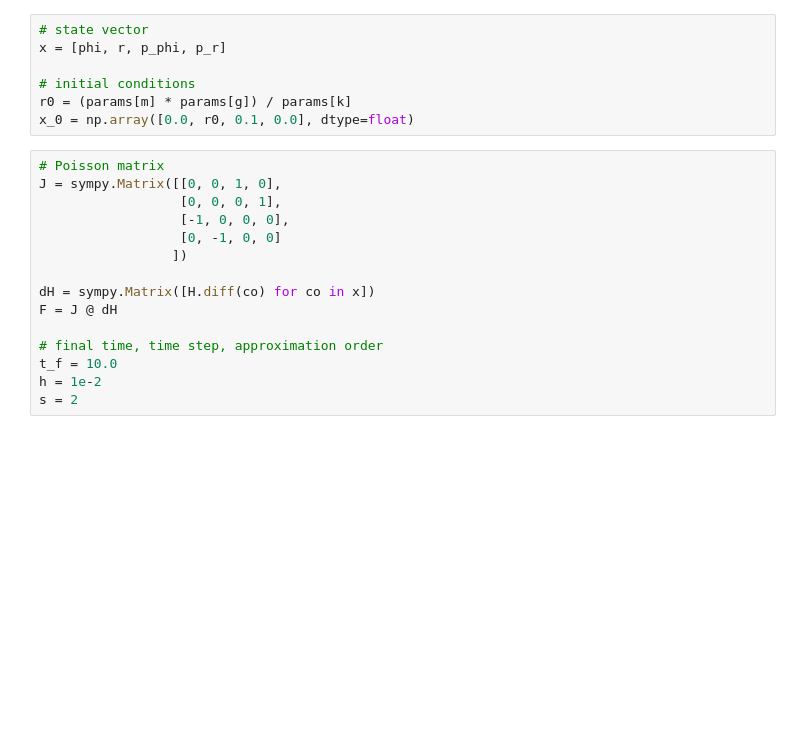
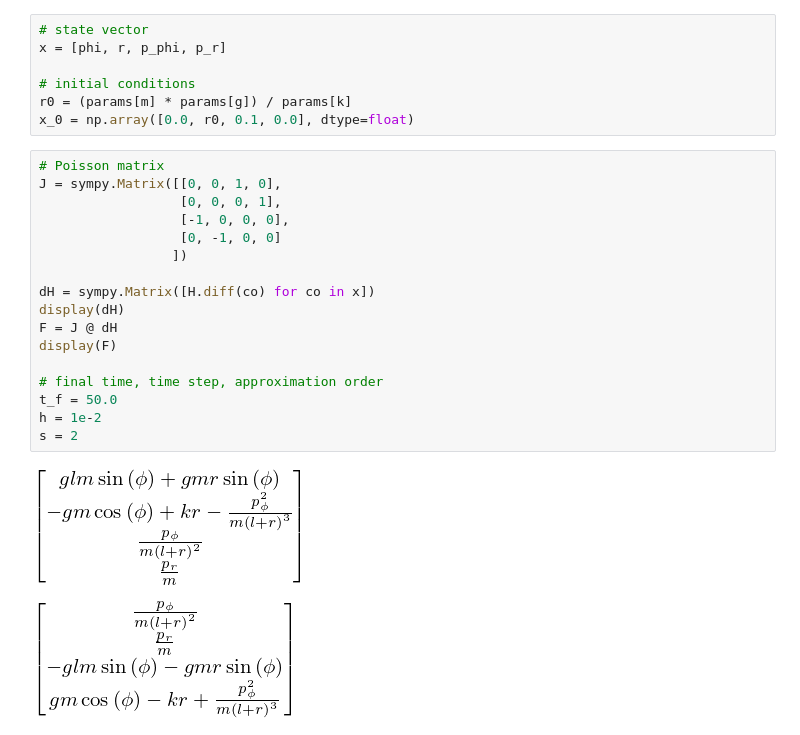
Before and after one commit to MarkusLohmayer/master-thesis-code, a Jupyter notebook: spring_pendulum.ipynb, the cells around one changed output. Saved outputs shown, nothing was run; the diff lists cells and outputs as text; blank space fills up the shorter version.

```diff
--- a/spring_pendulum.ipynb
+++ b/spring_pendulum.ipynb
@@ -55,16 +55,21 @@ x_0 = np.array([0.0, r0, 0.1, 0.0], dtype=float)
 # %%
 # Poisson matrix
 J = sympy.Matrix([[0, 0, 1, 0],
                   [0, 0, 0, 1],
                   [-1, 0, 0, 0],
                   [0, -1, 0, 0]
                  ])
 
 dH = sympy.Matrix([H.diff(co) for co in x])
+display(dH)
 F = J @ dH
+display(F)
 
 # final time, time step, approximation order
-t_f = 10.0
+t_f = 50.0
 h = 1e-2
 s = 2
+# %% [output]
+[figure, added]
+[figure, added]
 # %%
```
Also changed, not shown: parts of 6 cells of this notebook, 9 other files.
